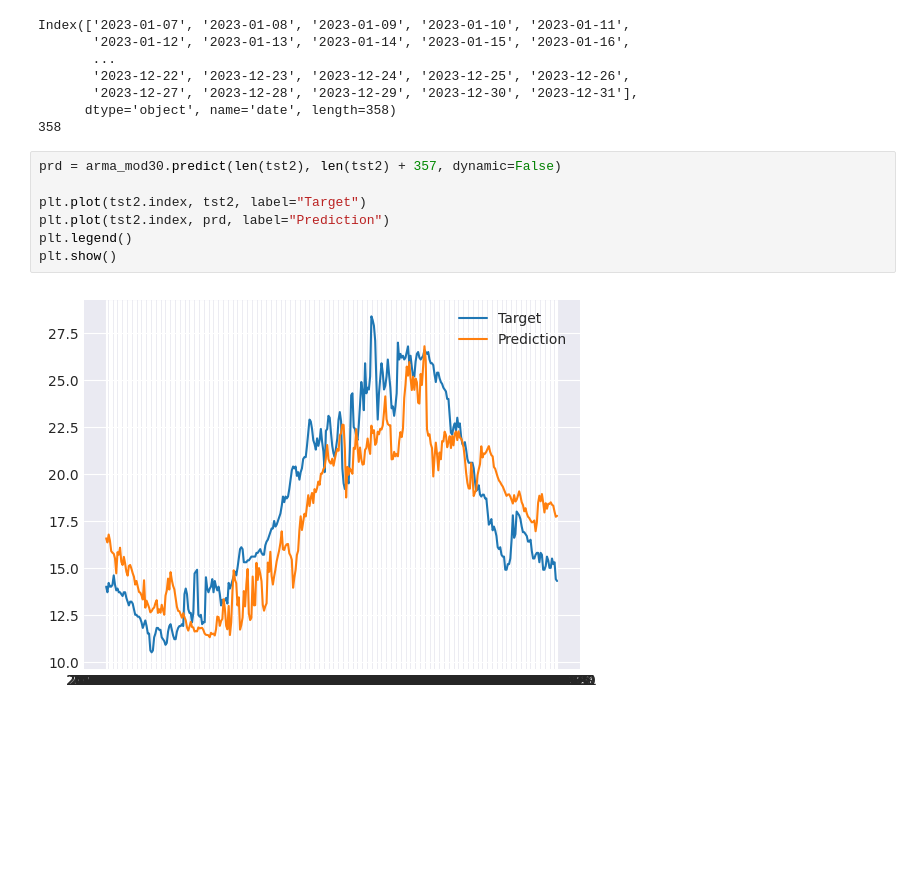
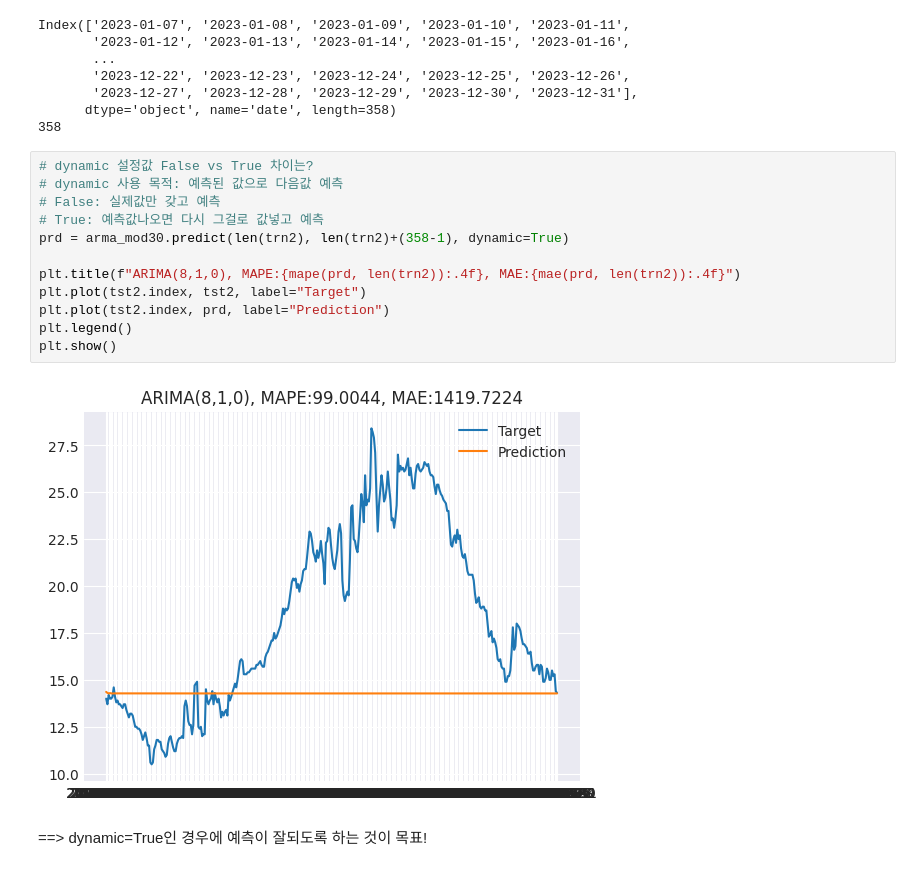
Before and after one commit to asummerz/est_wassup_02, a Jupyter notebook: arima.ipynb, the cells around one changed output. Cells and saved outputs as stored; diff of their text form; blank space fills up the shorter version.

Commit message:
ARIMA model first upload

```diff
--- a/arima.ipynb
+++ b/arima.ipynb
@@ -179,11 +179,18 @@ Index(['2023-01-07', '2023-01-08', '2023-01-09', '2023-01-10', '2023-01-11',
       dtype='object', name='date', length=358)
 358
 # %%
-prd = arma_mod30.predict(len(tst2), len(tst2) + 357, dynamic=False)
+# dynamic 설정값 False vs True 차이는?
+# dynamic 사용 목적: 예측된 값으로 다음값 예측
+# False: 실제값만 갖고 예측
+# True: 예측값나오면 다시 그걸로 값넣고 예측
+prd = arma_mod30.predict(len(trn2), len(trn2)+(358-1), dynamic=True)
 
+plt.title(f"ARIMA(8,1,0), MAPE:{mape(prd, len(trn2)):.4f}, MAE:{mae(prd, len(trn2)):.4f}")
 plt.plot(tst2.index, tst2, label="Target")
 plt.plot(tst2.index, prd, label="Prediction")
 plt.legend()
 plt.show()
 # %% [output]
-[figure, old version]
+[figure, new version]
+# %% [markdown]
+==> dynamic=True인 경우에 예측이 잘되도록 하는 것이 목표!
```
Also changed, not shown: parts of 1 cell of this notebook.
